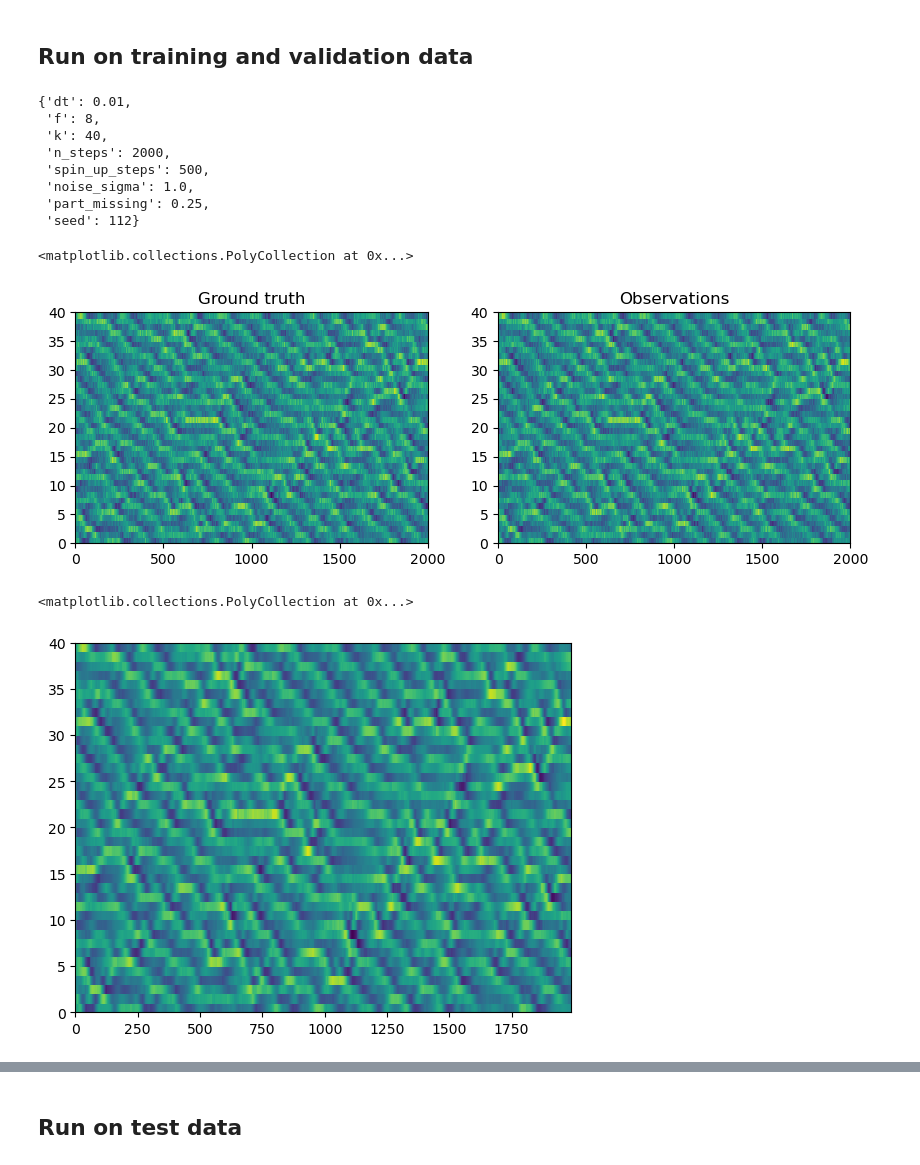
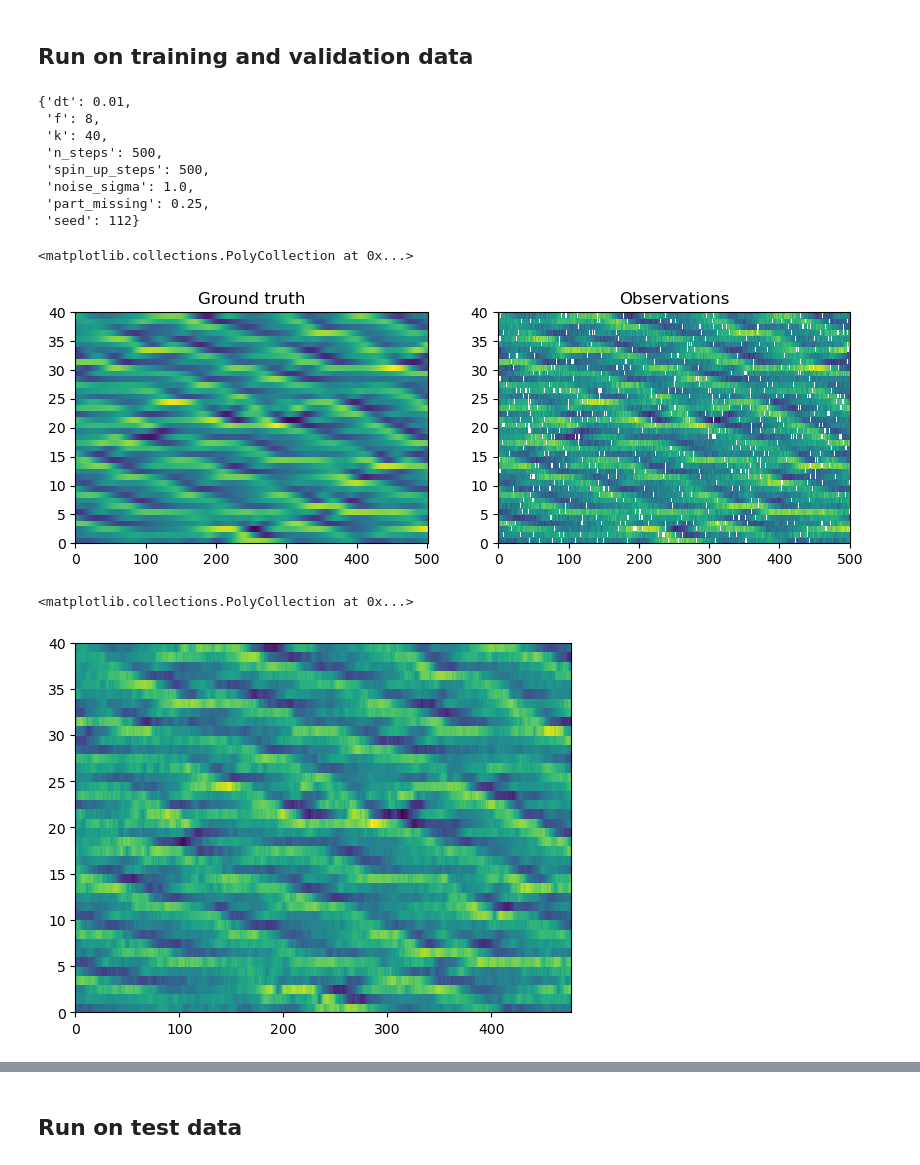
Before and after one commit to m-dml/coda, a Jupyter notebook: notebooks/lorenz96-playground.ipynb, the cells around one changed output, grey strips where cells are left out. Saved outputs shown, nothing was run; the diff lists cells and outputs as text; code cells hidden in the pictures.

```diff
--- a/notebooks/lorenz96-playground.ipynb
+++ b/notebooks/lorenz96-playground.ipynb
@@ -152,7 +152,7 @@ from src.datamodule.Lorenz96 import AssimilationDataset
 from torch.utils.data import DataLoader
 # %%
 # loading experiment config file
-base_path = "/home/vadim/Dev/hidden-process-learning/outputs/outputs/2022-11-19/21-41-44"
+base_path = "/home/vadim/Dev/hidden-process-learning/outputs/outputs/2022-12-08/04-58-04/"
 config_path = os.path.join(base_path, ".hydra/config.yaml")
 cfg = OmegaConf.load(config_path)
 # %%
@@ -169,14 +169,14 @@ lit_model = lit_model.load_from_checkpoint(state_dict_path, model=model, assimil
 ## Run on training and validation data
 # %%
 base_dir = "/home/vadim/Dev/hidden-process-learning"
-data_file = "data/l96-1-60073583.npy"
+data_file = "data/l96-1-65402354.npy"
 data = np.load(os.path.join(base_dir, data_file), allow_pickle=True).item()
 data["meta"]
 # %% [output]
 {'dt': 0.01,
  'f': 8,
  'k': 40,
- 'n_steps': 2000,
+ 'n_steps': 500,
  'spin_up_steps': 500,
  'noise_sigma': 1.0,
  'part_missing': 0.25,
@@ -192,26 +192,22 @@ x_obs_preview[x_obs_preview == 0] = np.nan
 axs[1].pcolor(x_obs_preview)
 # %% [output]
 <matplotlib.collections.PolyCollection at 0x...>
-[figure, old version]
+[figure, new version]
 # %%
 params = data["params"].copy()
 x_obs = data["x_obs"].clone()
-dataset = AssimilationDataset(x_obs.unsqueeze(0), params, cfg.datamodule.chunk_size)
-dataloader = DataLoader(dataset, batch_size=1)
+dataset = Dataset4DVar(x_obs, params, cfg.datamodule.chunk_size)
+dataloader = DataLoader(dataset, batch_size=1, shuffle=False)
 # %%
 reconstruction = []
 for batch in tqdm(dataloader):
-    neighbors, _, _, params = batch
-    ic_neighbors = neighbors[0]
-    ic = assimilator.forward(ic_neighbors)
-    rollout = [ic[0].unsqueeze(0)]
-    for i in range(cfg.datamodule.chunk_size - 1):
-        x = model.forward(rollout[-1], **params)
-        rollout.append(x)
-    reconstruction += rollout
-reconstruction = torch.stack(reconstruction).squeeze().detach().numpy().T
+    ff_input, _, params = batch
+    ff_input = ff_input.squeeze()[0].unsqueeze(0)
+    ic = assimilator.forward(ff_input)
+    reconstruction.append(ic.squeeze())
+reconstruction = torch.stack(reconstruction, dim=-1).squeeze().detach().numpy()
 plt.pcolor(reconstruction)
 # %% [output]
 <matplotlib.collections.PolyCollection at 0x...>
-[figure, old version]
+[figure, new version]
 # %%
```
Also changed, not shown: parts of 9 cells of this notebook, 5 other files.
